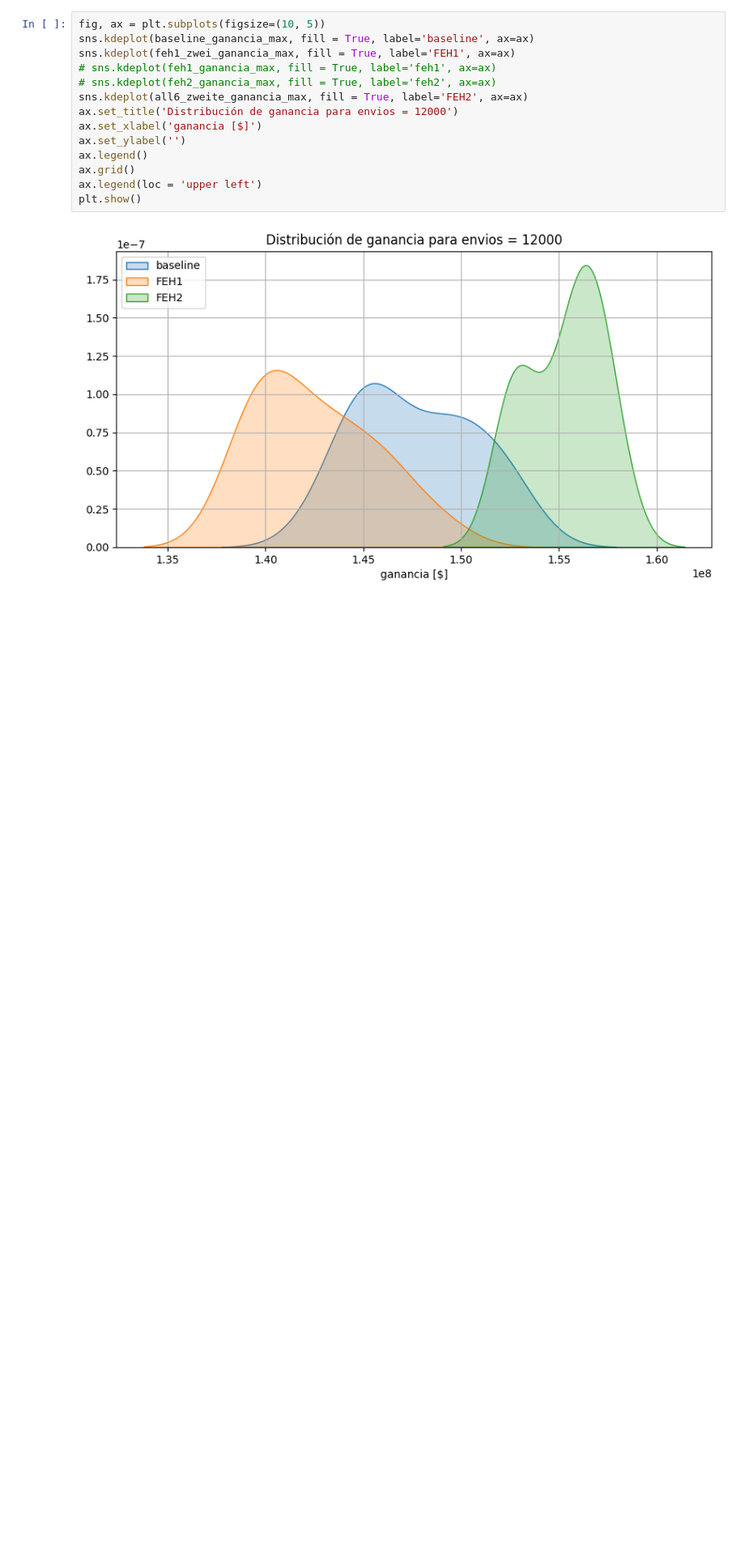
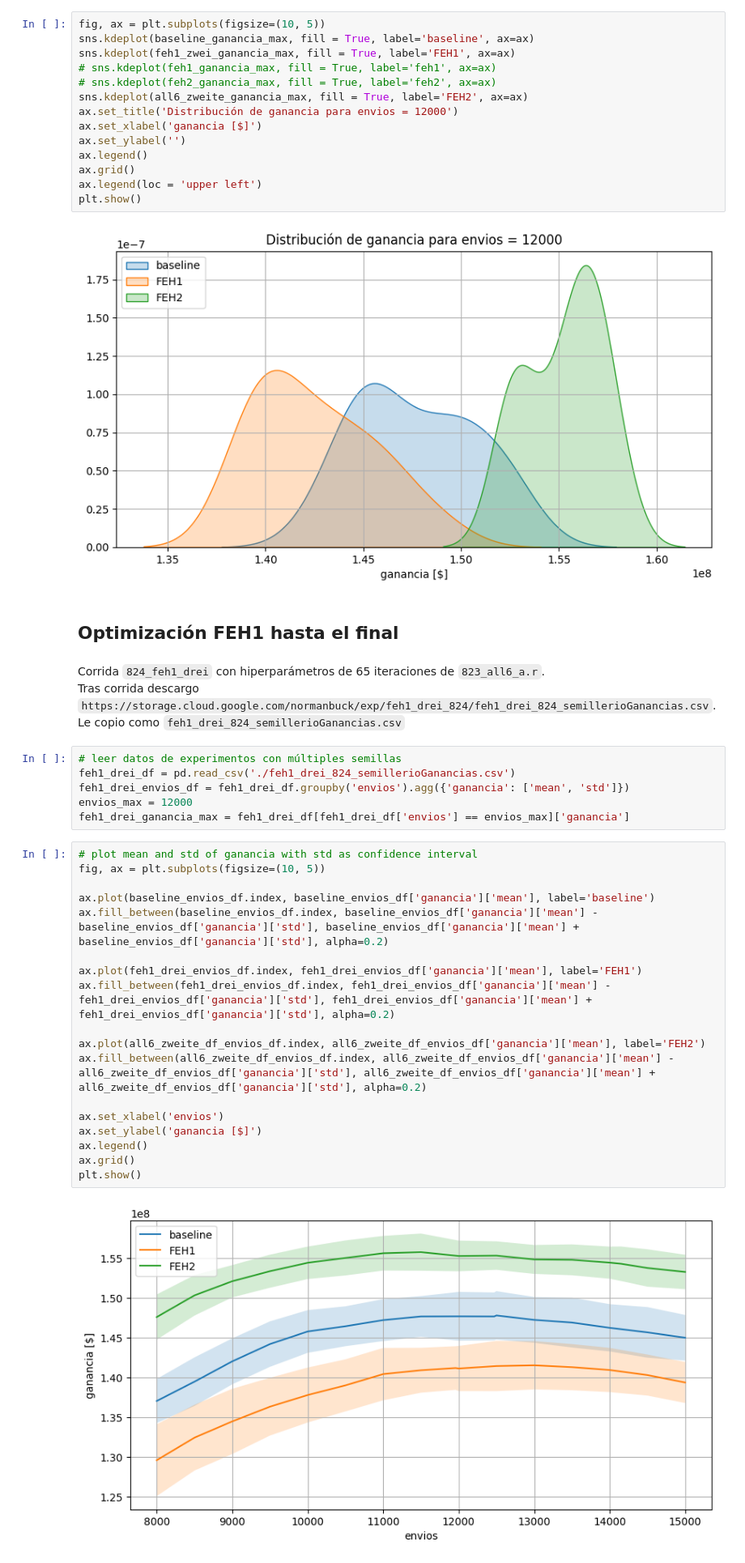
Before and after one commit to bettachini/dmeyf2023, a Jupyter notebook: experimentos/graph.ipynb, the cells around one changed output. Shown at 81% size. Saved outputs shown, nothing was run; the diff lists cells and outputs as text; blank space fills up the shorter version.

```diff
--- a/experimentos/graph.ipynb
+++ b/experimentos/graph.ipynb
@@ -179,3 +179,35 @@ ax.legend(loc = 'upper left')
 plt.show()
 # %% [output]
 [figure]
+# %% [markdown]
+## Optimización FEH1 hasta el final
+# %% [markdown]
+Corrida `824_feh1_drei` con hiperparámetros de 65 iteraciones de `823_all6_a.r`.
+Tras corrida descargo `https://storage.cloud.google.com/normanbuck/exp/feh1_drei_824/feh1_drei_824_semillerioGanancias.csv`.
+Le copio como `feh1_drei_824_semillerioGanancias.csv`
+# %%
+# leer datos de experimentos con múltiples semillas
+feh1_drei_df = pd.read_csv('./feh1_drei_824_semillerioGanancias.csv')
+feh1_drei_envios_df = feh1_drei_df.groupby('envios').agg({'ganancia': ['mean', 'std']})
+envios_max = 12000
+feh1_drei_ganancia_max = feh1_drei_df[feh1_drei_df['envios'] == envios_max]['ganancia']
+# %%
+# plot mean and std of ganancia with std as confidence interval
+fig, ax = plt.subplots(figsize=(10, 5))
+
+ax.plot(baseline_envios_df.index, baseline_envios_df['ganancia']['mean'], label='baseline')
+ax.fill_between(baseline_envios_df.index, baseline_envios_df['ganancia']['mean'] - baseline_envios_df['ganancia']['std'], baseline_envios_df['ganancia']['mean'] + baseline_envios_df['ganancia']['std'], alpha=0.2)
+
+ax.plot(feh1_drei_envios_df.index, feh1_drei_envios_df['ganancia']['mean'], label='FEH1')
+ax.fill_between(feh1_drei_envios_df.index, feh1_drei_envios_df['ganancia']['mean'] - feh1_drei_envios_df['ganancia']['std'], feh1_drei_envios_df['ganancia']['mean'] + feh1_drei_envios_df['ganancia']['std'], alpha=0.2)
+
+ax.plot(all6_zweite_df_envios_df.index, all6_zweite_df_envios_df['ganancia']['mean'], label='FEH2')
+ax.fill_between(all6_zweite_df_envios_df.index, all6_zweite_df_envios_df['ganancia']['mean'] - all6_zweite_df_envios_df['ganancia']['std'], all6_zweite_df_envios_df['ganancia']['mean'] + all6_zweite_df_envios_df['ganancia']['std'], alpha=0.2)
+
+ax.set_xlabel('envios')
+ax.set_ylabel('ganancia [$]')
+ax.legend()
+ax.grid()
+plt.show()
+# %% [output]
+[figure, added]
```
Also changed, not shown: parts of 1 cell of this notebook, 3 other files.
